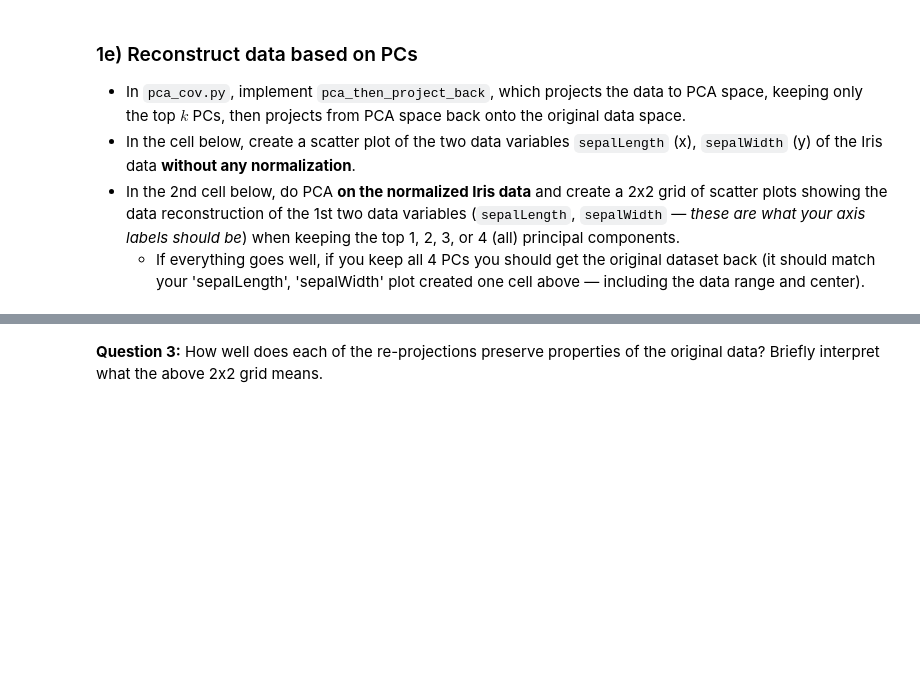
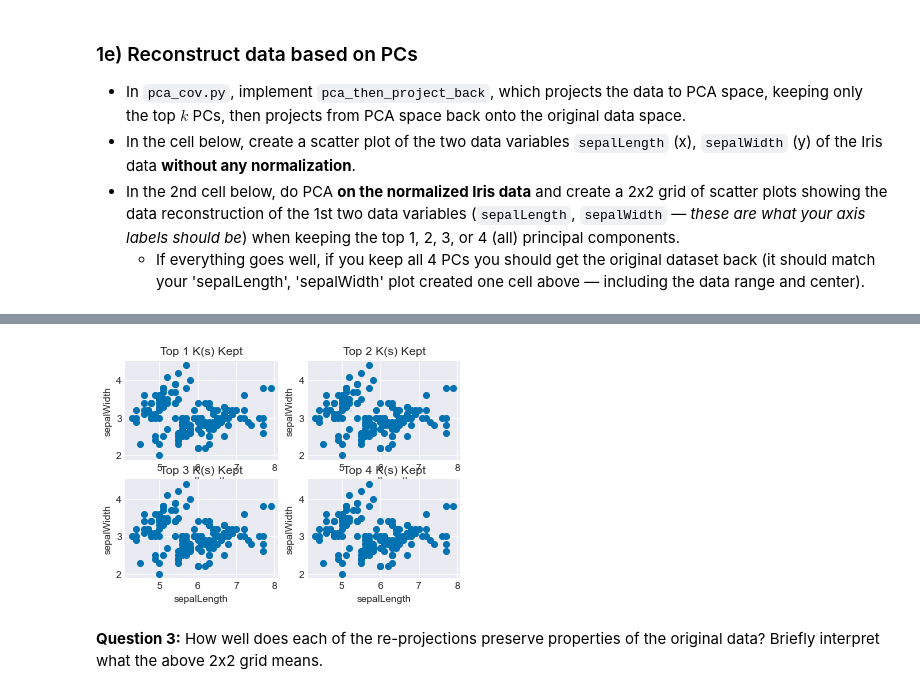
Before and after one commit to mattjax16/cs251, a Jupyter notebook: project4/pca.ipynb, the cells around one changed output, grey strips where cells are left out. Drawn from its saved outputs; the diff is of its cells as text; code cells hidden in the pictures; blank space fills up the shorter version.

```diff
--- a/project4/pca.ipynb
+++ b/project4/pca.ipynb
@@ -299,3 +308,22 @@ Tells some are useful together some are not
+# %%
+fig, axs = plt.subplots(2,2)
+keep_top_k = 1
+pca.pca(iris_headers, normalize=True)
+# 2x2 grid of scatter plots
+for grid_y in range(0,2):
+    for grid_x in range(0,2):
+        reconstructed_data =  pca.pca_then_project_back(keep_top_k)
+
+        axs[grid_y,grid_x].scatter(pca.data['sepalLength'],pca.data['sepalWidth'])
+        axs[grid_y,grid_x].set_title(f'Top {keep_top_k} K(s) Kept')
+        axs[grid_y,grid_x].set_xlabel('sepalLength')
+        axs[grid_y,grid_x].set_ylabel('sepalWidth')
+
+        keep_top_k += 1
+
+fig.tight_layout()
+# %% [output]
+[figure, added]
 # %% [markdown]
 **Question 3:** How well does each of the re-projections preserve properties of the original data? Briefly interpret what the above 2x2 grid means.
 # %% [markdown]
```
Also changed, not shown: parts of 6 cells of this notebook, 2 other files.
